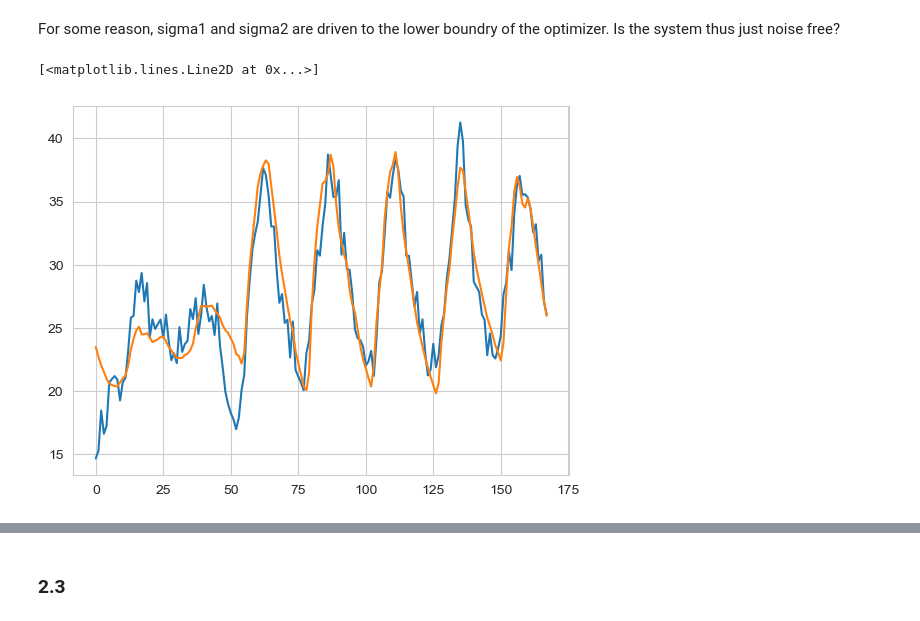
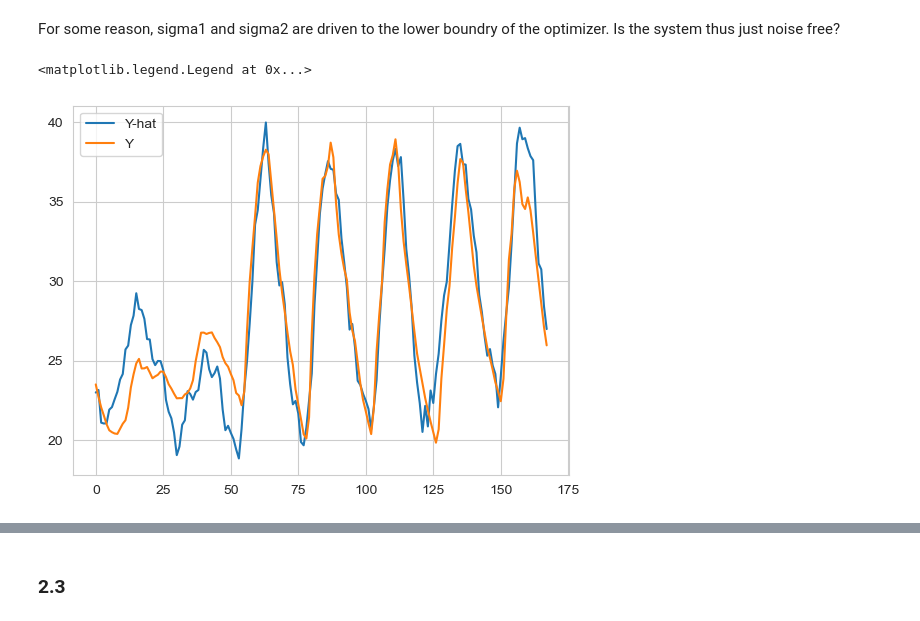
Before and after one commit to JeppeKlitgaard/DTU-02613-TimeSeries, a Jupyter notebook: Assignment4/part2.ipynb, the cells around one changed output, grey strips where cells are left out. Drawn from its saved outputs; the diff is of its cells as text; code cells hidden in the pictures.

```diff
--- a/Assignment4/part2.ipynb
+++ b/Assignment4/part2.ipynb
@@ -332,9 +82,51 @@ y, x = simulate_from_model(res.x, df)
-# %%
-plt.plot(y)
-plt.plot(df["Y"])
-# %% [output]
-[<matplotlib.lines.Line2D at 0x...>]
-[figure, removed]
+# %%
+import numpy as np
+from project.ssm import kalman_loglik, estimate_ssm_parameters, flatten_params
+
+# generic formulation with the right shapes
+A_shape = (1, 1)
+B_shape = (1, 3)
+C_shape = (1, 1)
+D_shape = (1, 3)
+Q_shape = (1, 1)
+R_shape = (1, 1)
+x0_shape = (1,)
+
+start_matrices = (
+    np.eye(1)*0.8,              # A - 1
+    np.ones((1, 3)) * 0.5,      # B - 3
+    np.ones((1, 1)) * (-0.5),   # C - 1
+    np.zeros((1, 3)),           # D - 3
+    np.eye(1) * 0.5,            # Q - 1
+    np.eye(1),                  # R - 1
+    np.array([20.0, 20.0])      # x0 - 2
+)
+
+start_flat = flatten_params(*start_matrices)
+bounds = [(-2, 2)] * 5 + [(0, 0)] * 3 + [(0,3)] * 2 + [(18,23)] * 2 # adjust bounds as needed
+
+# estimate (including the starting value)
+result, (A_est, B_est, C_est, D_est, Q_est, R_est, x0_est) = estimate_ssm_parameters(
+    kalman_loglik=kalman_loglik,
+    Y=df["Y"].values,
+    u_df=df[["Ta", "S", "I"]],
+    A_shape=A_shape, B_shape=B_shape, C_shape=C_shape, D_shape=D_shape,
+    Q_shape=Q_shape, R_shape=R_shape, x0_shape=x0_shape,
+    start=start_flat,
+    bounds=bounds
+)
+# %%
+from project.ssm import simulate_ssm
+#from project.utils import plot_observations
+
+y, x = simulate_ssm(A_est, B_est, C_est, D_est, Q_est, R_est, df[["Ta", "S", "I"]].values, x0_est)
+
+plt.plot(y, label="Y-hat")
+plt.plot(df["Y"], label="Y")
+plt.legend()
+# %% [output]
+<matplotlib.legend.Legend at 0x...>
+[figure, added]
 # %%
 from project.utils import plot_residual_diagnostics
 
```
Also changed, not shown: parts of 28 cells of this notebook, 1 other file.
